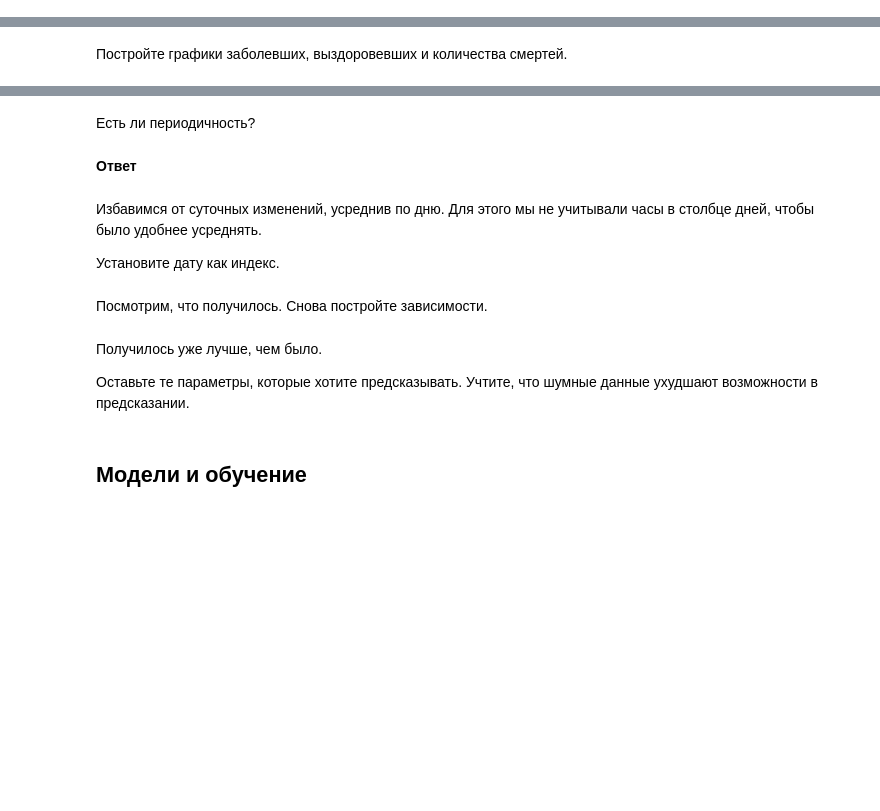
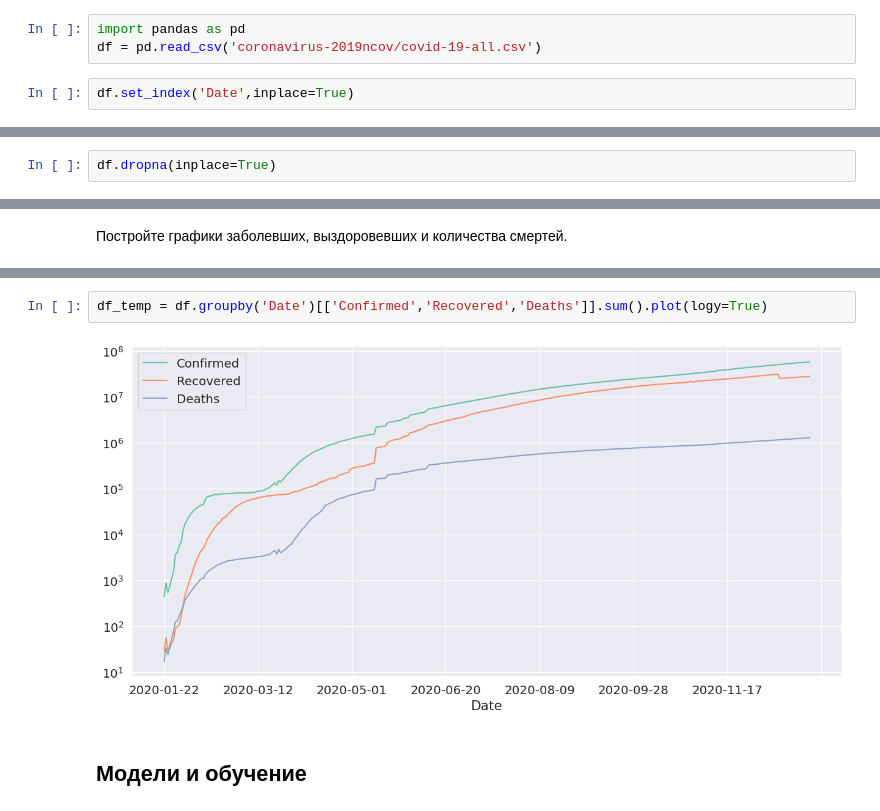
Before and after one commit to NMashalov/2023_OpenMipt_course, a Jupyter notebook: lesson5/ДЗ_5.ipynb, the cells around one changed output, grey strips where cells are left out. Saved outputs shown, nothing was run; the diff lists cells and outputs as text; blank space fills up the shorter version.

```diff
--- a/lesson5/ДЗ_5.ipynb
+++ b/lesson5/ДЗ_5.ipynb
@@ -94,2 +125,7 @@ sns.set(font_scale=1.3, palette='Set2')
 # %% [markdown]
 Установите в качестве индекса дату.
+# %%
+import pandas as pd
+df = pd.read_csv('coronavirus-2019ncov/covid-19-all.csv')
+# %%
+df.set_index('Date',inplace=True)
@@ -96,4 +153,6 @@ sns.set(font_scale=1.3, palette='Set2')
 # %% [markdown]
 Избавьтесь от `None`, если они есть.
+# %%
+df.dropna(inplace=True)
 # %% [markdown]
 Выберите страну и регион, где хотите предсказывать.
@@ -142,17 +182,7 @@ sns.set(font_scale=1.3, palette='Set2')
-# %% [markdown]
-Есть ли периодичность?
-# %% [markdown]
-**Ответ**
-# %% [markdown]
-Избавимся от суточных изменений, усреднив по дню. Для этого мы не учитывали часы в столбце дней, чтобы было удобнее усреднять.
-
-Установите дату как индекс.
-# %% [markdown]
-Посмотрим, что получилось. Снова постройте зависимости.
-# %% [markdown]
-Получилось уже лучше, чем было.
-
-Оставьте те параметры, которые хотите предсказывать. Учтите, что шумные данные ухудшают возможности в предсказании.
+# %%
+df_temp = df.groupby('Date')[['Confirmed','Recovered','Deaths']].sum().plot(logy=True)
+# %% [output]
+[figure, added]
 # %% [markdown]
 ## Модели и обучение
 # %% [markdown]
```
Also changed, not shown: parts of 30 cells of this notebook.
